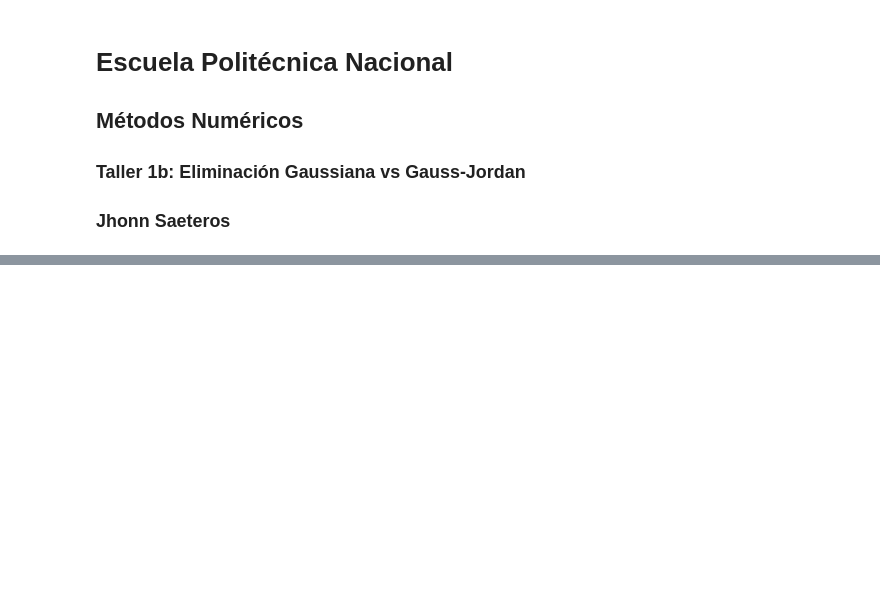
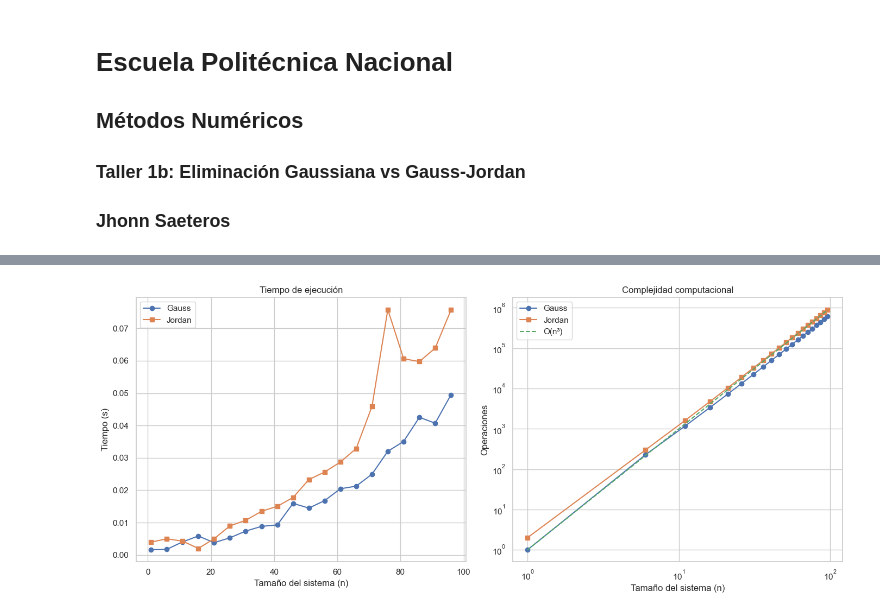
Before and after one commit to JASL22/-Taller-1b-Eliminaci-n-gaussiana-vs-Gauss-Jordan, a Jupyter notebook: comparacion.ipynb, the cells around one changed output, grey strips where cells are left out. Saved outputs shown, nothing was run; the diff lists cells and outputs as text; code cells hidden in the pictures; blank space fills up the shorter version.

```diff
--- a/comparacion.ipynb
+++ b/comparacion.ipynb
@@ -13,6 +13,7 @@ import time
 from typing import Tuple
 from sys import stdout
 from datetime import datetime
+from IPython.display import display, Markdown
 
 # Configuración de logging
 logging.basicConfig(
@@ -29,14 +30,7 @@ def matriz_aumentada(A: np.ndarray, b: np.ndarray) -> np.ndarray:
     return np.column_stack((A, b))
 
 def eliminacion_gaussiana(A: np.ndarray) -> Tuple[np.ndarray, int]:
-    """Resuelve un sistema de ecuaciones lineales mediante el método de eliminación gaussiana.
-
-    Args:
-        A: Matriz aumentada del sistema de ecuaciones lineales (n x n+1).
-
-    Returns:
-        Tuple[np.ndarray, int]: Solución del sistema y número de operaciones.
-    """
+    """Resuelve un sistema de ecuaciones lineales mediante el método de eliminación gaussiana."""
     start_time = time.time()
     operaciones = 0
     if not isinstance(A, np.ndarray):
@@ -47,45 +41,34 @@ def eliminacion_gaussiana(A: np.ndarray) -> Tuple[np.ndarray, int]:
     assert A.shape[1] == n + 1, "La matriz debe ser de tamaño n x (n+1)."
 
     for i in range(n - 1):
-        # Pivoteo parcial
         max_row = i + np.argmax(np.abs(A[i:, i]))
         if A[max_row, i] == 0:
             raise ValueError("No existe solución única.")
         if max_row != i:
             A[[i, max_row]] = A[[max_row, i]]
 
-        # Eliminación
         for j in range(i + 1, n):
             m = A[j, i] / A[i, i]
-            operaciones += 1  # división
-
+            operaciones += 1
             A[j, i:] -= m * A[i, i:]
-            operaciones += 2 * (n + 1 - i)  # multiplicación y resta por elemento
+            operaciones += 2 * (n + 1 - i)
 
     if A[n-1, n-1] == 0:
         raise ValueError("No existe solución única.")
 
-    # Sustitución hacia atrás
     x = np.zeros(n)
     x[n-1] = A[n-1, n] / A[n-1, n-1]
     operaciones += 1
 
     for i in range(n-2, -1, -1):
         x[i] = (A[i, n] - np.dot(A[i, i+1:n], x[i+1:n])) / A[i, i]
-        operaciones += 2 * (n - i)  # producto punto + división
+        operaciones += 2 * (n - i)
 
     logger.info(f"Gauss - Tiempo: {time.time()-start_time:.4f}s, Operaciones: {operaciones}")
     return x, operaciones
 
 def gauss_jordan(Ab: np.ndarray) -> Tuple[np.ndarray, int]:
-    """Resuelve un sistema de ecuaciones lineales mediante el método de Gauss-Jordan.
-
-    Args:
-        Ab: Matriz aumentada del sistema (n x n+1).
-
-    Returns:
-        Tuple[np.ndarray, int]: Solución del sistema y número de operaciones.
-    """
+    """Resuelve un sistema de ecuaciones lineales mediante el método de Gauss-Jordan."""
     start_time = time.time()
     operaciones = 0
     Ab = np.array(Ab, dtype=float)
@@ -93,56 +76,41 @@ def gauss_jordan(Ab: np.ndarray) -> Tuple[np.ndarray, int]:
     assert Ab.shape[1] == n + 1, "La matriz debe ser de tamaño n x (n+1)."
 
     for i in range(n):
-        # Pivoteo parcial
         max_row = i + np.argmax(np.abs(Ab[i:, i]))
         if Ab[max_row, i] == 0:
             raise ValueError("No existe solución única.")
         if max_row != i:
             Ab[[i, max_row]] = Ab[[max_row, i]]
 
-        # Normalizar fila
         pivot = Ab[i, i]
         Ab[i] /= pivot
-        operaciones += n + 1 - i  # divisiones
+        operaciones += n + 1 - i
 
-        # Eliminación en otras filas
         for j in range(n):
             if j != i:
                 factor = Ab[j, i]
                 Ab[j] -= factor * Ab[i]
-                operaciones += 2 * (n + 1 - i)  # multiplicación y resta
+                operaciones += 2 * (n + 1 - i)
 
     logger.info(f"Jordan - Tiempo: {time.time()-start_time:.4f}s, Operaciones: {operaciones}")
     return Ab[:, -1], operaciones
 
 def comparar_metodos(n_max: int = 100, step: int = 5) -> Tuple[dict, dict]:
-    """Compara los métodos de Eliminación Gaussiana y Gauss-Jordan para sistemas de tamaño 1 a n_max.
-
-    Args:
-        n_max: Tamaño máximo del sistema a probar.
-        step: Incremento entre tamaños de sistemas.
-
-    Returns:
-        Tuple[dict, dict]: Resultados para Eliminación Gaussiana y Gauss-Jordan.
-    """
     resultados_gauss = {'n': [], 'tiempo': [], 'operaciones': []}
     resultados_jordan = {'n': [], 'tiempo': [], 'operaciones': []}
 
     for n in range(1, n_max + 1, step):
-        # Generar sistema aleatorio bien condicionado
-        A = np.random.rand(n, n) + n * np.eye(n)  # Añadimos diagonal dominante
+        A = np.random.rand(n, n) + n * np.eye(n)
         b = np.random.rand(n)
         Ab = matriz_aumentada(A, b)
 
         try:
-            # Eliminación Gaussiana
             start = time.time()
             _, ops = eliminacion_gaussiana(Ab.copy())
             resultados_gauss['n'].append(n)
             resultados_gauss['tiempo'].append(time.time() - start)
             resultados_gauss['operaciones'].append(ops)
 
-            # Gauss-Jordan
             start = time.time()
             _, ops = gauss_jordan(Ab.copy())
             resultados_jordan['n'].append(n)
@@ -157,42 +125,36 @@ def comparar_metodos(n_max: int = 100, step: int = 5) -> Tuple[dict, dict]:
     return resultados_gauss, resultados_jordan
 
 def graficar_resultados(resultados_gauss: dict, resultados_jordan: dict):
-    """Genera gráficos comparativos de los métodos."""
-    plt.figure(figsize=(14, 6))
     sns.set_theme(style="whitegrid")
+    fig, axes = plt.subplots(1, 2, figsize=(14, 6))
 
-    # Gráfico de tiempos de ejecución
-    plt.subplot(1, 2, 1)
-    plt.plot(resultados_gauss['n'], resultados_gauss['tiempo'], 'o-', label='Gauss')
-    plt.plot(resultados_jordan['n'], resultados_jordan['tiempo'], 's-', label='Jordan')
-    plt.xlabel('Tamaño del sistema (n)')
-    plt.ylabel('Tiempo (s)')
-    plt.title('Tiempo de ejecución')
-    plt.legend()
-    plt.grid(True)
+    axes[0].plot(resultados_gauss['n'], resultados_gauss['tiempo'], 'o-', label='Gauss')
+    axes[0].plot(resultados_jordan['n'], resultados_jordan['tiempo'], 's-', label='Jordan')
+    axes[0].set_xlabel('Tamaño del sistema (n)')
+    axes[0].set_ylabel('Tiempo (s)')
+    axes[0].set_title('Tiempo de ejecución')
+    axes[0].legend()
+    axes[0].grid(True)
 
-    # Gráfico de complejidad computacional
-    plt.subplot(1, 2, 2)
     n_vals = np.array(resultados_gauss['n'])
-    plt.loglog(resultados_gauss['n'], resultados_gauss['operaciones'], 'o-', label='Gauss')
-    plt.loglog(resultados_jordan['n'], resultados_jordan['operaciones'], 's-', label='Jordan')
-    plt.loglog(n_vals, n_vals**3, '--', label='O(n³)')
-    plt.xlabel('Tamaño del sistema (n)')
-    plt.ylabel('Operaciones')
-    plt.title('Complejidad computacional')
-    plt.legend()
-    plt.grid(True)
+    axes[1].loglog(resultados_gauss['n'], resultados_gauss['operaciones'], 'o-', label='Gauss')
+    axes[1].loglog(resultados_jordan['n'], resultados_jordan['operaciones'], 's-', label='Jordan')
+    axes[1].loglog(n_vals, n_vals**3, '--', label='O(n³)')
+    axes[1].set_xlabel('Tamaño del sistema (n)')
+    axes[1].set_ylabel('Operaciones')
+    axes[1].set_title('Complejidad computacional')
+    axes[1].legend()
+    axes[1].grid(True)
 
     plt.tight_layout()
+    plt.savefig("comparacion_metodos.png", dpi=300)
     plt.show()
+    display(Markdown("![Resultado](comparacion_metodos.png)"))
 
 if __name__ == "__main__":
-    # Configurar para sistemas grandes
-    np.random.seed(42)  # Para reproducibilidad
-
+    np.random.seed(42)
     logger.info("Iniciando comparación de métodos...")
     resultados_gauss, resultados_jordan = comparar_metodos(n_max=100, step=5)
-
     logger.info("Generando gráficos...")
     graficar_resultados(resultados_gauss, resultados_jordan)
     logger.info(f"Finalizado: {datetime.now()}")
@@ -216,0 +179 @@ if __name__ == "__main__":
+[figure, added]
```
Also changed, not shown: parts of 1 cell of this notebook, 1 other file.
